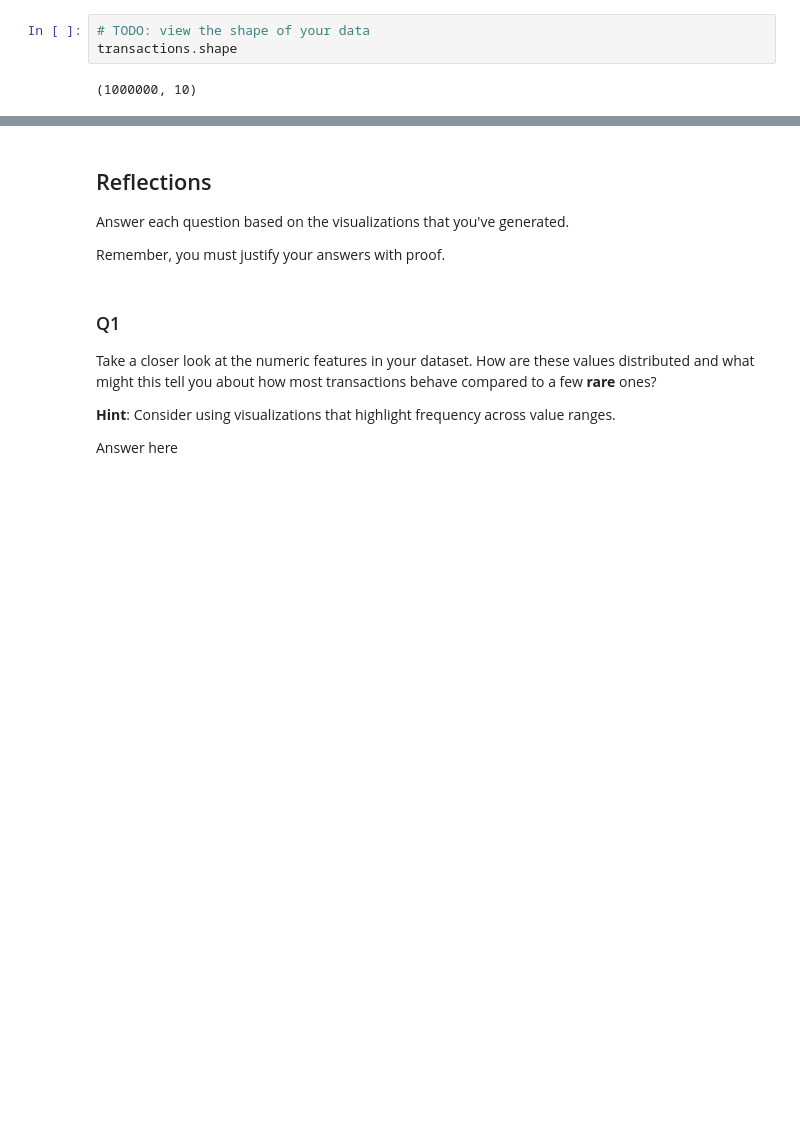
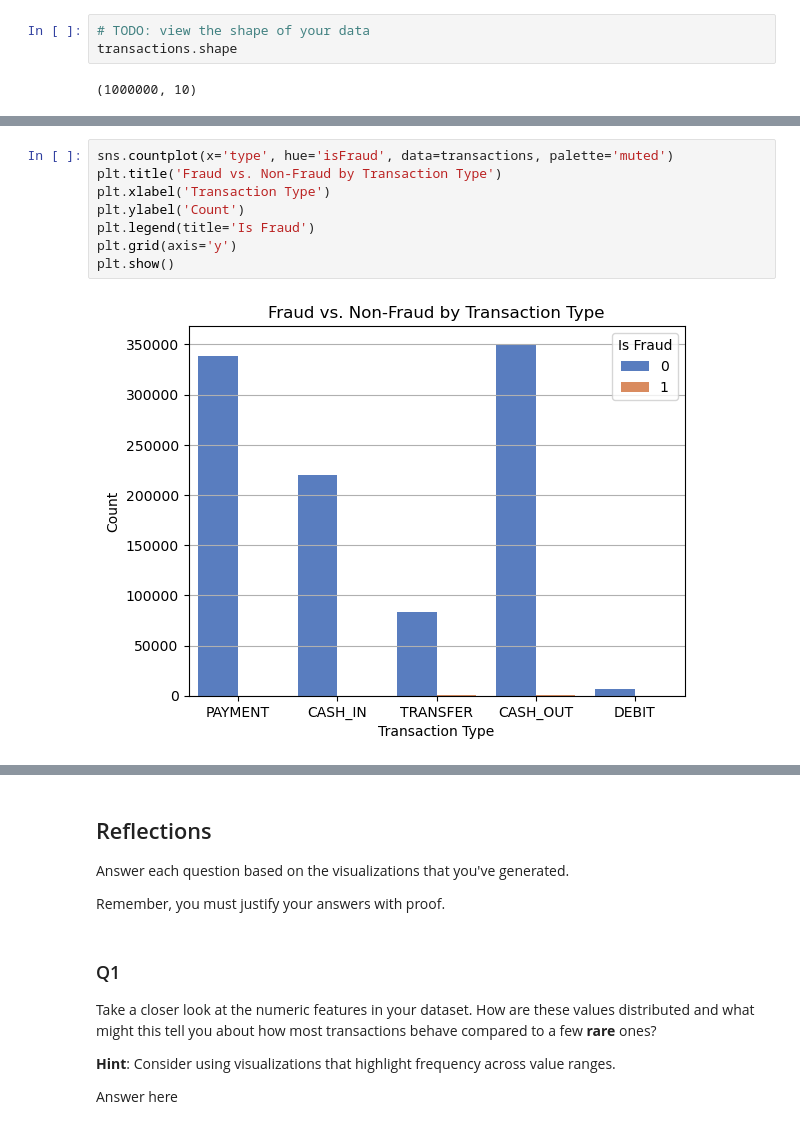
Before and after one commit to NadyaT-hub/Fraud-Detection-T-Lab, a Jupyter notebook: notebooks/eda.ipynb, the cells around one changed output, grey strips where cells are left out. Cells and saved outputs as stored; diff of their text form; blank space fills up the shorter version.

```diff
--- a/notebooks/eda.ipynb
+++ b/notebooks/eda.ipynb
@@ -34,0 +84,10 @@ transactions.shape
+# %%
+sns.countplot(x='type', hue='isFraud', data=transactions, palette='muted')
+plt.title('Fraud vs. Non-Fraud by Transaction Type')
+plt.xlabel('Transaction Type')
+plt.ylabel('Count')
+plt.legend(title='Is Fraud')
+plt.grid(axis='y')
+plt.show()
+# %% [output]
+[figure, added]
```
Also changed, not shown: parts of 6 cells of this notebook.
